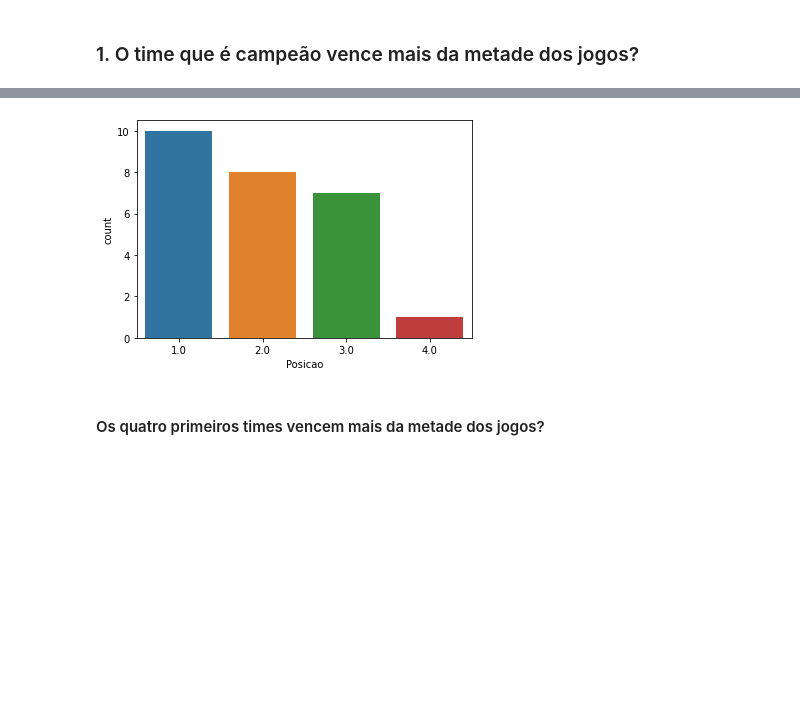
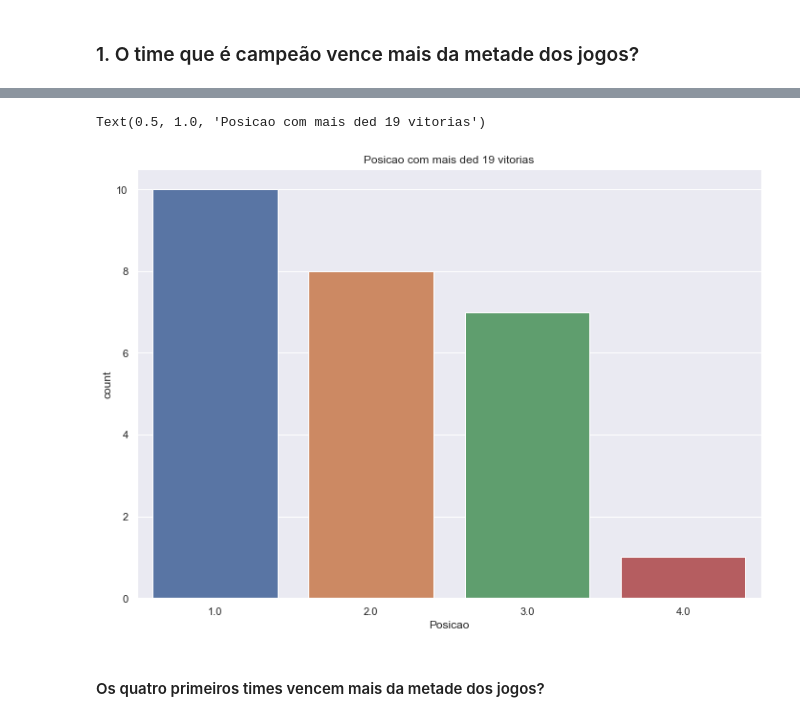
Before and after one commit to bjbomfim/INF1032_AnaliseDeDados_Brasileirao, a Jupyter notebook: primeiraEntrega.ipynb, the cells around one changed output, grey strips where cells are left out. Drawn from its saved outputs; the diff is of its cells as text; code cells hidden in the pictures; blank space fills up the shorter version.

```diff
--- a/primeiraEntrega.ipynb
+++ b/primeiraEntrega.ipynb
@@ -46,6 +45,7 @@ import pandas as pd
 import numpy as np
 import seaborn as sns
 import matplotlib.pyplot as plt
+sns.set(rc={'figure.figsize':(11.7,8.27)})
 
 dfBrasileirao = pd.read_json('dataset/listaBrasileirao.json')
 dfBrasileirao.head()
@@ -103,7 +93,8 @@ plt.show()
 # %%
-sns.countplot(dfBrasileirao['Posicao'].where(dfBrasileirao['Vitorias'] > 19));
+sns.countplot(dfBrasileirao['Posicao'].where(dfBrasileirao['Vitorias'] > 19)).set_title('Posicao com mais ded 19 vitorias')
 # %% [output]
+Text(0.5, 1.0, 'Posicao com mais ded 19 vitorias')
-[figure, old version]
+[figure, new version]
 # %% [markdown]
 #### Os quatro primeiros times vencem mais da metade dos jogos?
 # %%
```
Also changed, not shown: parts of 15 cells of this notebook.
